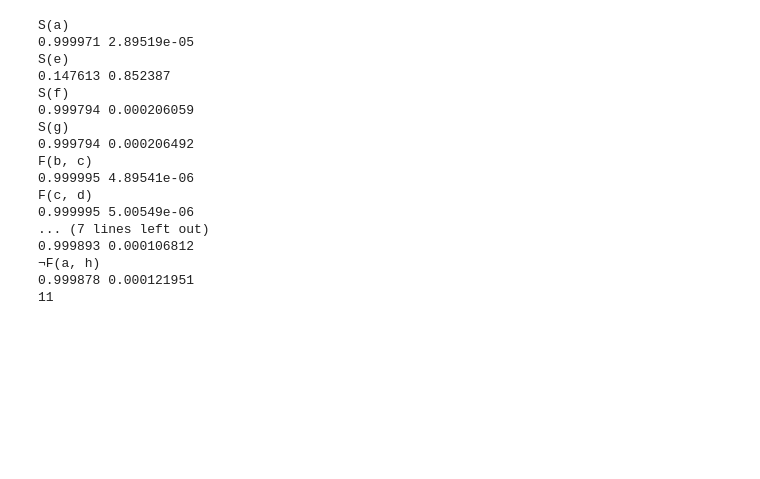
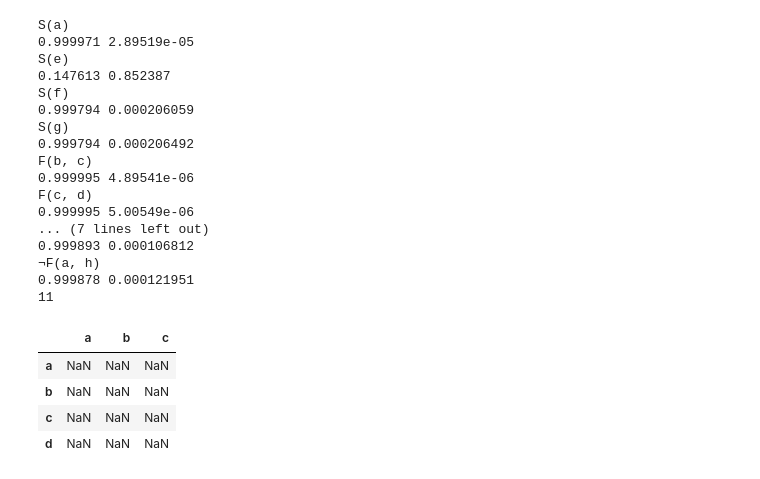
Before and after one commit to Adoni/CSE505, a Jupyter notebook: LTN/LTN.ipynb, the cells around one changed output. Cells and saved outputs as stored; diff of their text form; code cells hidden in the pictures; blank space fills up the shorter version.

```diff
--- a/LTN/LTN.ipynb
+++ b/LTN/LTN.ipynb
@@ -485,0 +489,10 @@ F(c, d)
+# %%
+data={
+}
+pd.DataFrame(index=list('abcd'),columns=['a','b','c'])
+# %% [output]
+|  | a | b | c |
+| a | NaN | NaN | NaN |
+| b | NaN | NaN | NaN |
+| c | NaN | NaN | NaN |
+| d | NaN | NaN | NaN |
```
Also changed, not shown: parts of 8 cells of this notebook, 4 other files.
